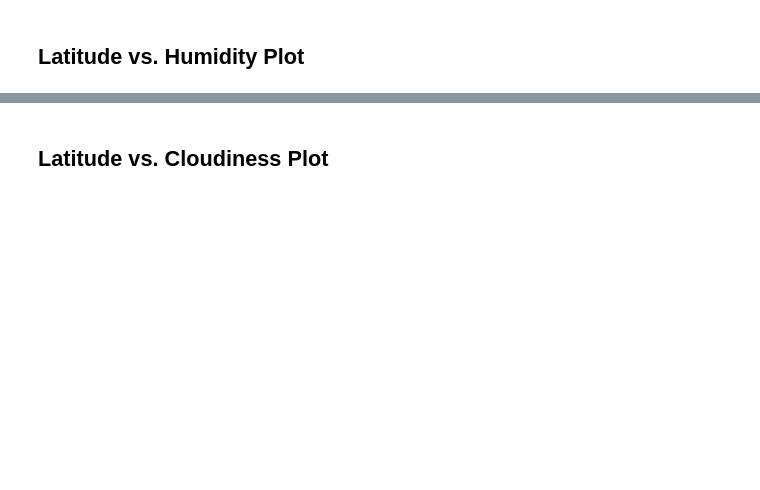
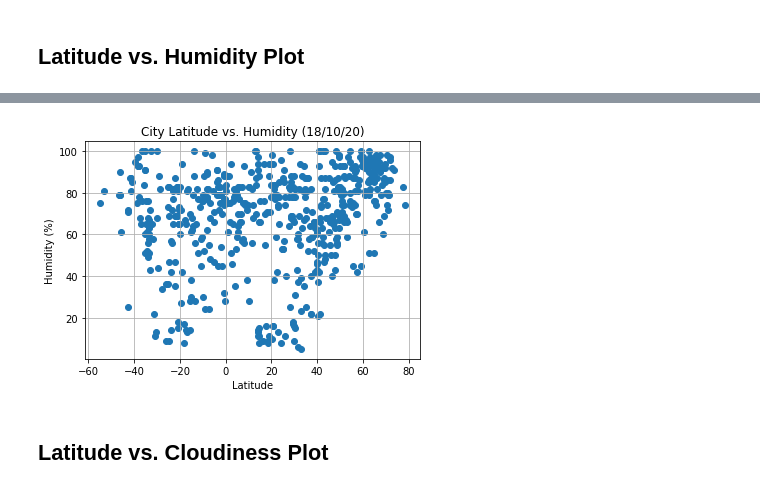
Before and after one commit to etassone1974/python-api-challenge, a Jupyter notebook: WeatherPy/WeatherPy.ipynb, the cells around one changed output, grey strips where cells are left out. Saved outputs shown, nothing was run; the diff lists cells and outputs as text; code cells hidden in the pictures; blank space fills up the shorter version.

```diff
--- a/WeatherPy/WeatherPy.ipynb
+++ b/WeatherPy/WeatherPy.ipynb
@@ -193,2 +296,23 @@ clean_city_data = weather_data_all[weather_data_all["Humidity"] <= 100]
+# %%
+# Plot a scatter plot for latitude versus humidity
+plt.scatter(clean_city_data["Lat"], clean_city_data["Humidity"], marker="o")
+
+# Set the grpah title
+plt.title("City Latitude vs. Humidity (18/10/20)")
+
+# Set the labels for the x and y-axis
+plt.xlabel("Latitude")
+plt.ylabel("Humidity (%)")
+
+# Display the grid on the plot
+plt.grid(True)
+
+# Save the plot as a PNG file to directory output_data
+plt.savefig("output_data/Latitude_vs_Humidity.png")
+
+# Show plot
+plt.show()
+# %% [output]
+[figure, added]
 # %% [markdown]
 ## Latitude vs. Cloudiness Plot
```
Also changed, not shown: parts of 25 cells of this notebook, 6 other files.
